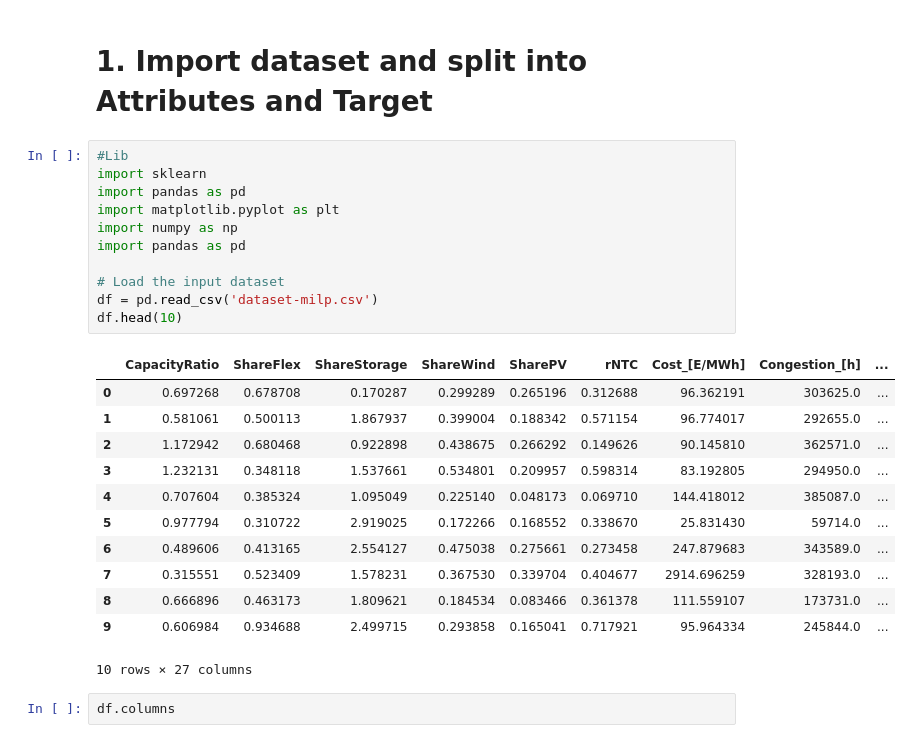
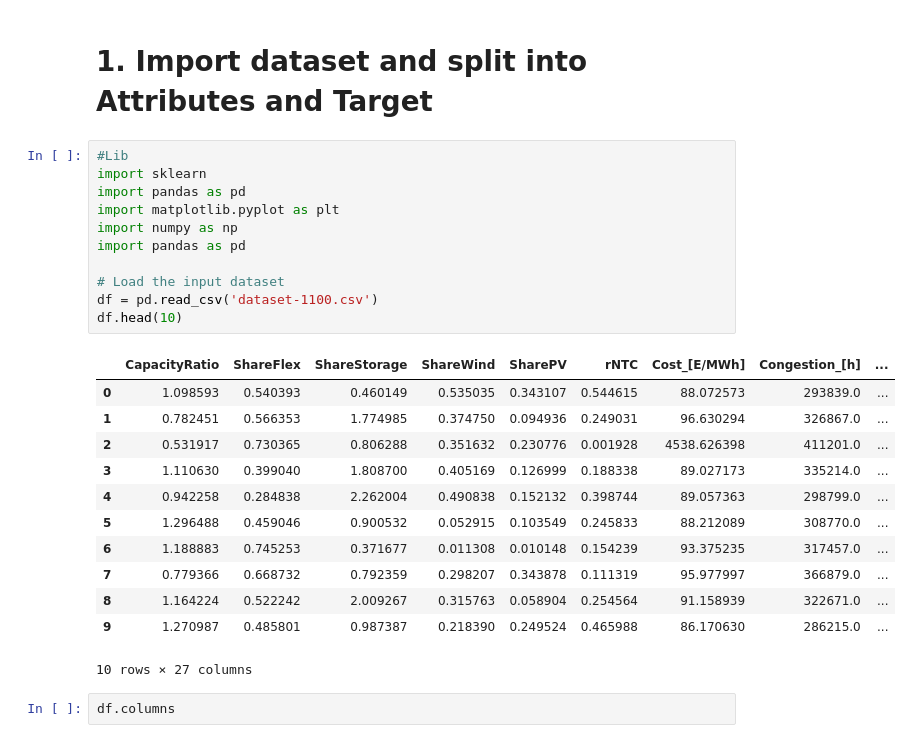
Before and after one commit to PtitVerredeRhum/Copy_Straet_THESIS, a Jupyter notebook: nn/Cloux_folder/ML_CLOUX.ipynb, the cells around one changed output. Cells and saved outputs as stored; diff of their text form.

```diff
--- a/nn/Cloux_folder/ML_CLOUX.ipynb
+++ b/nn/Cloux_folder/ML_CLOUX.ipynb
@@ -3,26 +3,26 @@
 # %%
 #Lib
 import sklearn
 import pandas as pd
 import matplotlib.pyplot as plt
 import numpy as np
 import pandas as pd
 
 # Load the input dataset
-df = pd.read_csv('dataset-milp.csv')
+df = pd.read_csv('dataset-1100.csv')
 df.head(10)
 # %% [output]
 |  | CapacityRatio | ShareFlex | ShareStorage | ShareWind | SharePV | rNTC | Cost_[E/MWh] | Congestion_[h] | ... |
-| 0 | 0.697268 | 0.678708 | 0.170287 | 0.299289 | 0.265196 | 0.312688 | 96.362191 | 303625.0 | ... |
-| 1 | 0.581061 | 0.500113 | 1.867937 | 0.399004 | 0.188342 | 0.571154 | 96.774017 | 292655.0 | ... |
-| 2 | 1.172942 | 0.680468 | 0.922898 | 0.438675 | 0.266292 | 0.149626 | 90.145810 | 362571.0 | ... |
-| 3 | 1.232131 | 0.348118 | 1.537661 | 0.534801 | 0.209957 | 0.598314 | 83.192805 | 294950.0 | ... |
-| 4 | 0.707604 | 0.385324 | 1.095049 | 0.225140 | 0.048173 | 0.069710 | 144.418012 | 385087.0 | ... |
-| 5 | 0.977794 | 0.310722 | 2.919025 | 0.172266 | 0.168552 | 0.338670 | 25.831430 | 59714.0 | ... |
-| 6 | 0.489606 | 0.413165 | 2.554127 | 0.475038 | 0.275661 | 0.273458 | 247.879683 | 343589.0 | ... |
-| 7 | 0.315551 | 0.523409 | 1.578231 | 0.367530 | 0.339704 | 0.404677 | 2914.696259 | 328193.0 | ... |
-| 8 | 0.666896 | 0.463173 | 1.809621 | 0.184534 | 0.083466 | 0.361378 | 111.559107 | 173731.0 | ... |
-| 9 | 0.606984 | 0.934688 | 2.499715 | 0.293858 | 0.165041 | 0.717921 | 95.964334 | 245844.0 | ... |
+| 0 | 1.098593 | 0.540393 | 0.460149 | 0.535035 | 0.343107 | 0.544615 | 88.072573 | 293839.0 | ... |
+| 1 | 0.782451 | 0.566353 | 1.774985 | 0.374750 | 0.094936 | 0.249031 | 96.630294 | 326867.0 | ... |
+| 2 | 0.531917 | 0.730365 | 0.806288 | 0.351632 | 0.230776 | 0.001928 | 4538.626398 | 411201.0 | ... |
+| 3 | 1.110630 | 0.399040 | 1.808700 | 0.405169 | 0.126999 | 0.188338 | 89.027173 | 335214.0 | ... |
+| 4 | 0.942258 | 0.284838 | 2.262004 | 0.490838 | 0.152132 | 0.398744 | 89.057363 | 298799.0 | ... |
+| 5 | 1.296488 | 0.459046 | 0.900532 | 0.052915 | 0.103549 | 0.245833 | 88.212089 | 308770.0 | ... |
+| 6 | 1.188883 | 0.745253 | 0.371677 | 0.011308 | 0.010148 | 0.154239 | 93.375235 | 317457.0 | ... |
+| 7 | 0.779366 | 0.668732 | 0.792359 | 0.298207 | 0.343878 | 0.111319 | 95.977997 | 366879.0 | ... |
+| 8 | 1.164224 | 0.522242 | 2.009267 | 0.315763 | 0.058904 | 0.254564 | 91.158939 | 322671.0 | ... |
+| 9 | 1.270987 | 0.485801 | 0.987387 | 0.218390 | 0.249524 | 0.465988 | 86.170630 | 286215.0 | ... |
 10 rows × 27 columns
 # %%
 df.columns
```
Also changed, not shown: parts of 23 cells of this notebook, 5 other files.
